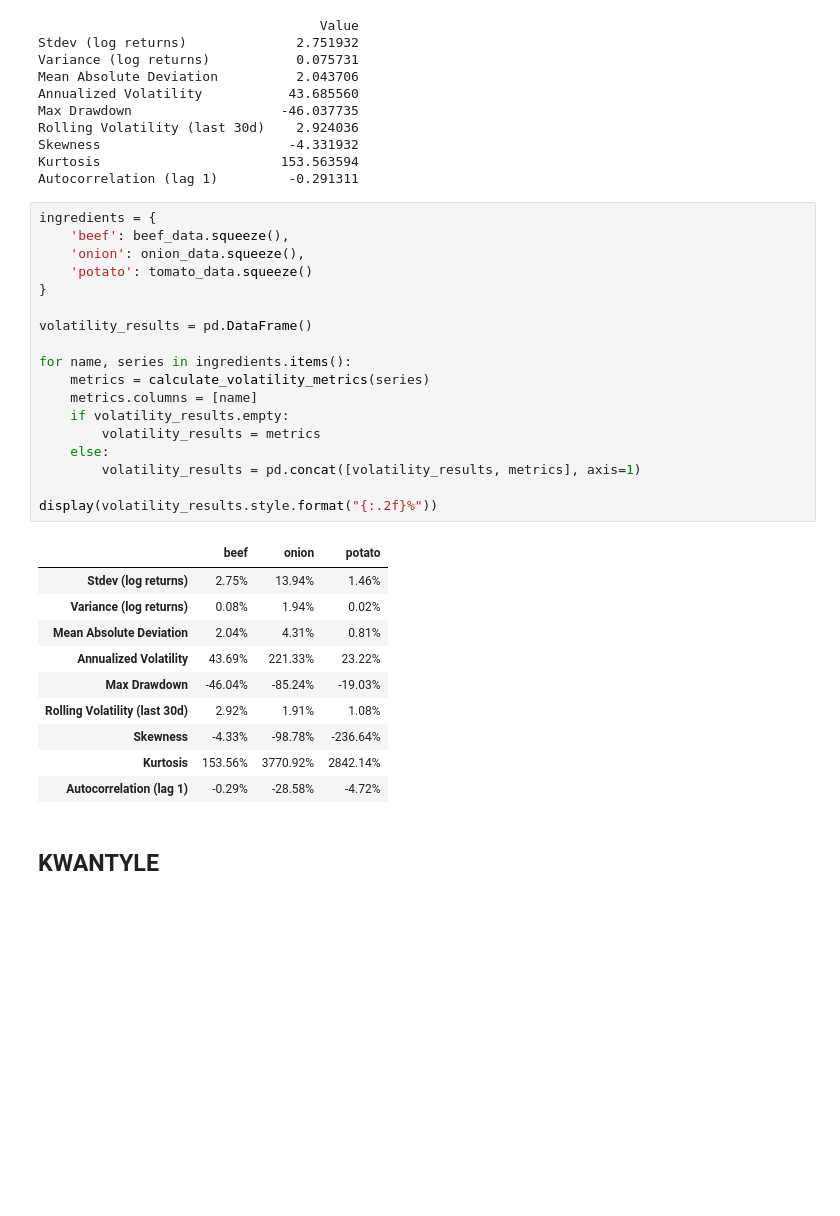
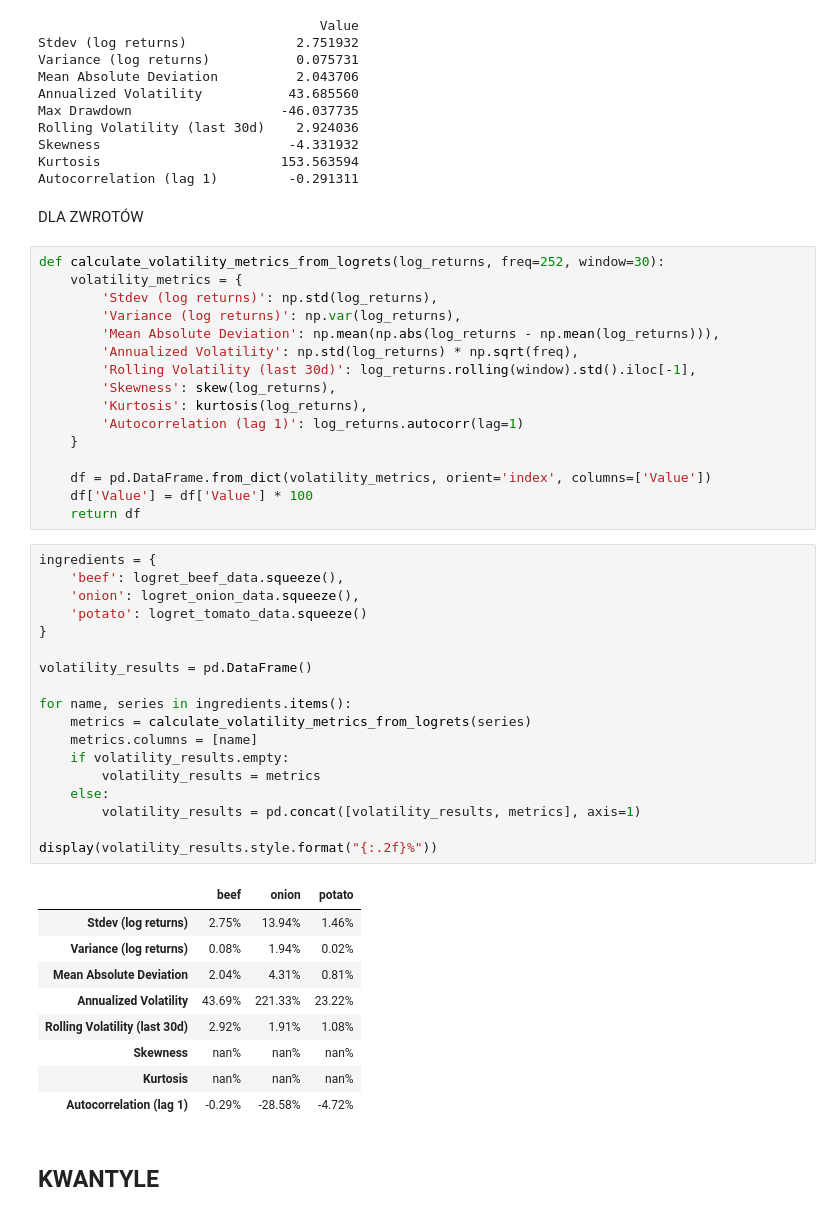
Before and after one commit to werpyr1003/Zarz-dzanie_ryzykiem_McDonald_Corporation, a Jupyter notebook: Projekt_2/Kody.ipynb, the cells around one changed output. Saved outputs shown, nothing was run; the diff lists cells and outputs as text; blank space fills up the shorter version.

```diff
--- a/Projekt_2/Kody.ipynb
+++ b/Projekt_2/Kody.ipynb
@@ -116,34 +194,51 @@ Rolling Volatility (last 30d)    2.924036
 Skewness                        -4.331932
 Kurtosis                       153.563594
 Autocorrelation (lag 1)         -0.291311
+# %% [markdown]
+DLA ZWROTÓW
+# %%
+def calculate_volatility_metrics_from_logrets(log_returns, freq=252, window=30):
+    volatility_metrics = {
+        'Stdev (log returns)': np.std(log_returns),
+        'Variance (log returns)': np.var(log_returns),
+        'Mean Absolute Deviation': np.mean(np.abs(log_returns - np.mean(log_returns))),
+        'Annualized Volatility': np.std(log_returns) * np.sqrt(freq),
+        'Rolling Volatility (last 30d)': log_returns.rolling(window).std().iloc[-1],
+        'Skewness': skew(log_returns),
+        'Kurtosis': kurtosis(log_returns),
+        'Autocorrelation (lag 1)': log_returns.autocorr(lag=1)
+    }
+
+    df = pd.DataFrame.from_dict(volatility_metrics, orient='index', columns=['Value'])
+    df['Value'] = df['Value'] * 100
+    return df
 # %%
 ingredients = {
-    'beef': beef_data.squeeze(),
-    'onion': onion_data.squeeze(),
-    'potato': tomato_data.squeeze()
+    'beef': logret_beef_data.squeeze(),
+    'onion': logret_onion_data.squeeze(),
+    'potato': logret_tomato_data.squeeze()
 }
 
 volatility_results = pd.DataFrame()
 
 for name, series in ingredients.items():
-    metrics = calculate_volatility_metrics(series)
+    metrics = calculate_volatility_metrics_from_logrets(series)
     metrics.columns = [name]
     if volatility_results.empty:
         volatility_results = metrics
     else:
         volatility_results = pd.concat([volatility_results, metrics], axis=1)
 
 display(volatility_results.style.format("{:.2f}%"))
 # %% [output]
 |  | beef | onion | potato |
 | Stdev (log returns) | 2.75% | 13.94% | 1.46% |
 | Variance (log returns) | 0.08% | 1.94% | 0.02% |
 | Mean Absolute Deviation | 2.04% | 4.31% | 0.81% |
 | Annualized Volatility | 43.69% | 221.33% | 23.22% |
-| Max Drawdown | -46.04% | -85.24% | -19.03% |
 | Rolling Volatility (last 30d) | 2.92% | 1.91% | 1.08% |
-| Skewness | -4.33% | -98.78% | -236.64% |
-| Kurtosis | 153.56% | 3770.92% | 2842.14% |
+| Skewness | nan% | nan% | nan% |
+| Kurtosis | nan% | nan% | nan% |
 | Autocorrelation (lag 1) | -0.29% | -28.58% | -4.72% |
 # %% [markdown]
 ## KWANTYLE
```
Also changed, not shown: parts of 12 cells of this notebook.
